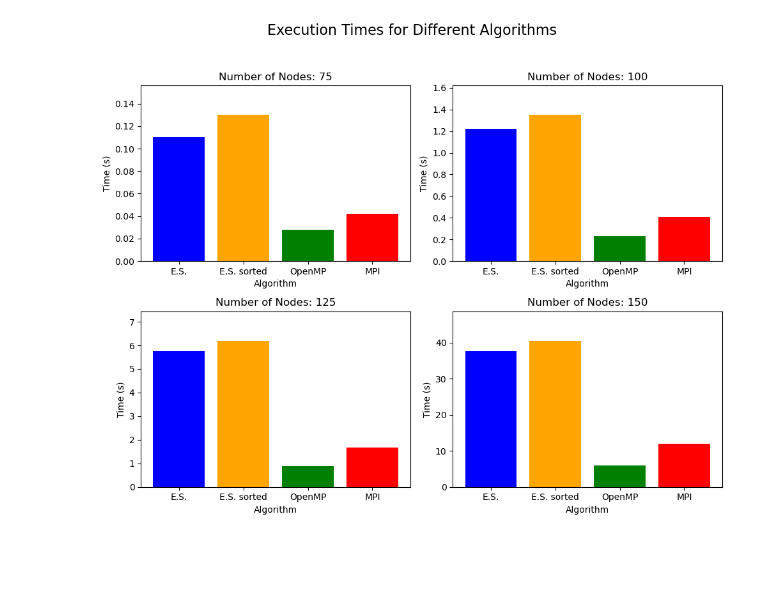
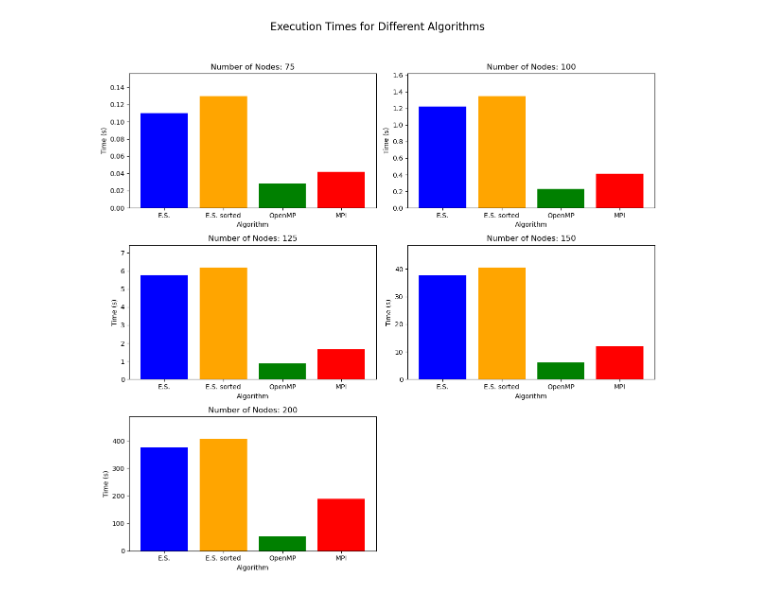
Before and after one commit to arthurtamm/supercomp-entregas, a Jupyter notebook: projetos/projeto1/scripts/gerenate_graphs.ipynb, the cells around one changed output. Drawn from its saved outputs; the diff is of its cells as text; code cells hidden in the pictures; blank space fills up the shorter version.

```diff
--- a/projetos/projeto1/scripts/gerenate_graphs.ipynb
+++ b/projetos/projeto1/scripts/gerenate_graphs.ipynb
@@ -7,35 +7,36 @@ t_ex_search = [0.11, 1.22, 5.77, 37.73, 376.2]
 t_ex_search_sorted = [0.13, 1.35, 6.20, 40.57, 406.57]
 t_omp = [0.028, 0.23, 0.88, 6.06, 52.76]
 t_mpi = [0.042, 0.41, 1.67, 12.07, 188.24]
 
-# Configurando a grade de 2x2
-fig, axes = plt.subplots(2, 2, figsize=(10, 8))
+# Configurando a grade de 3x2
+fig, axes = plt.subplots(3, 2, figsize=(12, 12))
 fig.suptitle('Execution Times for Different Algorithms', fontsize=16)
 
 # Rótulos e cores
 labels = ['E.S.', 'E.S. sorted', 'OpenMP', 'MPI']
 colors = ['blue', 'orange', 'green', 'red']
 
 # Dados para cada gráfico
 all_times = [t_ex_search, t_ex_search_sorted, t_omp, t_mpi]
 
-# Iterando pelos gráficos (2x2)
+# Iterando pelos gráficos (3x2)
 for i, ax in enumerate(axes.flat):
     if i >= len(n_nodes):
-        break
+        ax.axis('off')  # Esconde os subplots extras
+        continue
 
     node_idx = i  # Índice do número de nós correspondente
     times = [t[node_idx] for t in all_times]
 
     # Gráfico de barras para o número de nós atual
     ax.bar(labels, times, color=colors)
     ax.set_title(f'Number of Nodes: {n_nodes[node_idx]}')
     ax.set_ylabel('Time (s)')
     ax.set_xlabel('Algorithm')
     ax.set_ylim(0, max(times) * 1.2)  # Ajusta o limite do eixo Y dinamicamente
 
 # Ajusta o layout
 plt.tight_layout(rect=[0, 0, 1, 0.95])
 plt.show()
 # %% [output]
-[figure, old version]
+[figure, new version]
```
Also changed, not shown: parts of 2 cells of this notebook, 6 other files.
